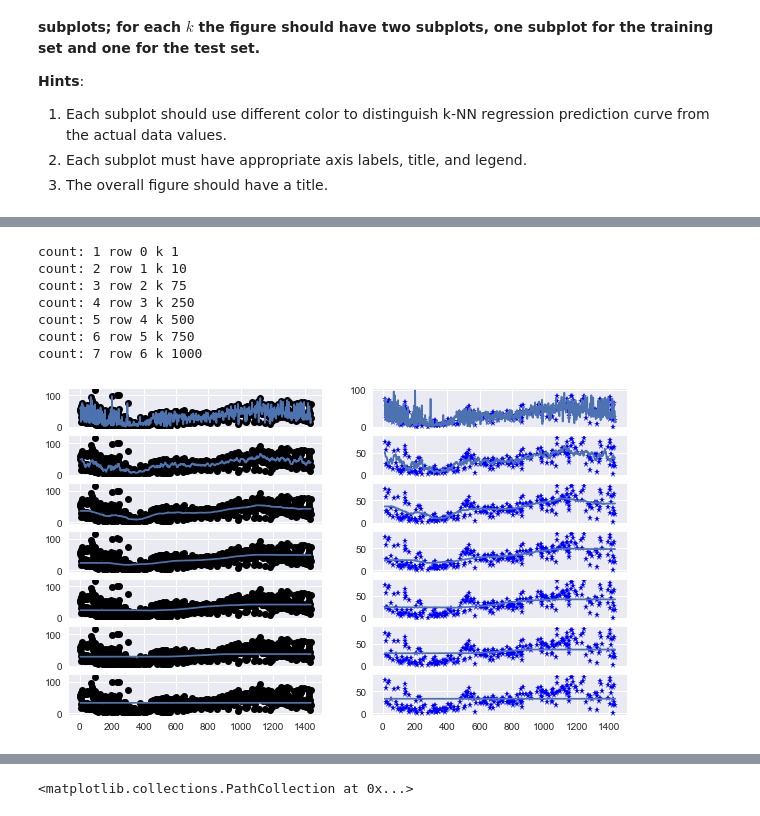
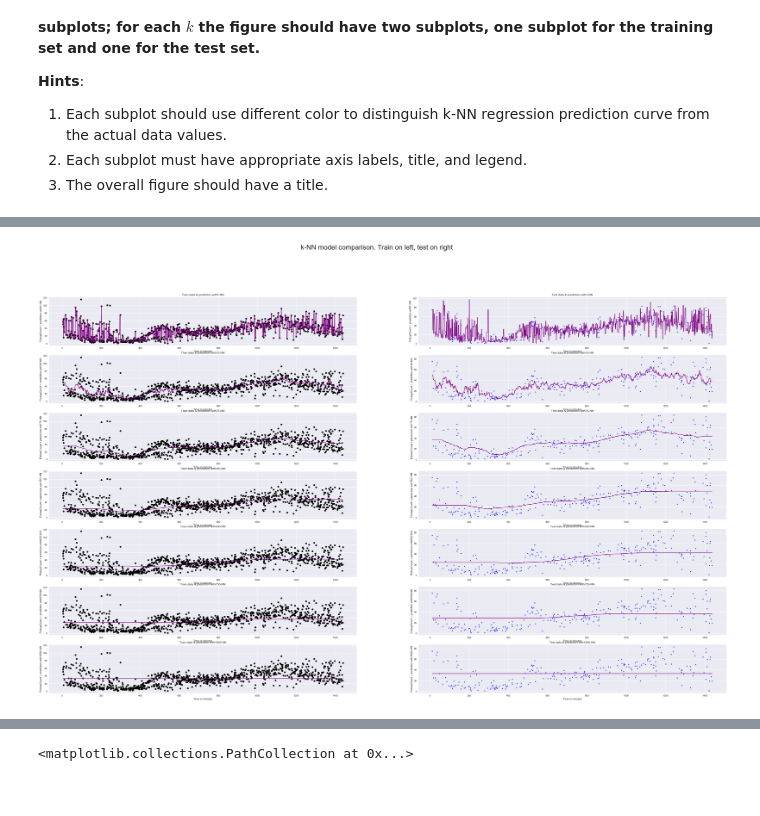
Before and after one commit to CreditPy/2021-s109a, a Jupyter notebook: cs_s109a_hw2/cs_s109a_hw2.ipynb, the cells around one changed output, grey strips where cells are left out. Saved outputs shown, nothing was run; the diff lists cells and outputs as text; code cells hidden in the pictures.

Commit message:
Completed graph 2.2

```diff
--- a/cs_s109a_hw2/cs_s109a_hw2.ipynb
+++ b/cs_s109a_hw2/cs_s109a_hw2.ipynb
@@ -256,18 +256,3 @@ Name: TimeMin, Length: 1000, dtype: int64
 1. Each subplot should use different color to distinguish k-NN regression prediction curve from the actual data values.
 2. Each subplot must have appropriate axis labels, title, and legend.
 3. The overall figure should have a title.
-# %%
-fig, ax = plt.subplots(1,1, figsize=(10,6))
-
-# scatter plots can be created with iether the scatter or plot functions (with an additional argument)
-ax.plot(X_train, y_train, 'o', label="train data", c='black')
-ax.plot(X_test, y_test, '*', label="test data", c="blue")
-
-dummy_train = np.arange(np.min(X_train),np.max(X_train),1).reshape(-1,1)
-
-# let's unpack the dictionary to its elements (items) which is the k and Regressor
-for k, model in knndict.items():
-    predictions = model.predict(dummy_train)
-    ax.plot(dummy_train, predictions, label="{}-NN".format(k))
-
-ax.legend();
@@ -276,36 +259,44 @@ ax.legend();
 # %%
 plt.style.use('seaborn')
-fig, ax = plt.subplots(7,2, figsize=(10,6))
-
-# scatter plots can be created with iether the scatter or plot functions (with an additional argument)
-# ax.plot(X_train, y_train, 'o', label="train data", c='black')
-# ax.plot(X_test, y_test, '*', label="test data", c="blue")
+fig, ax = plt.subplots(7,2, figsize=(50,30))
 
 dummy_train = np.arange(np.min(X_train),np.max(X_train),1).reshape(-1,1)
 dummy_test = np.arange(np.min(X_test),np.max(X_test),1).reshape(-1,1)
 
-count = 0
-# let's unpack the dictionary to its elements (items) which is the k and Regressor
+row = 0
+
+# unpack the dictionary and run through each of the k models
 for k, model in knndict.items():
     train_predictions = model.predict(dummy_train)
     test_predictions = model.predict(dummy_test)
-    row = count
-    ax[row][0].plot(X_train, y_train, 'o', label="train data", c='black')
-    ax[row][0].plot(dummy_train, train_predictions, label="{}-NN".format(k))
 
-    ax[row][1].plot(X_test, y_test, '*', label="test data", c="blue")
-    ax[row][1].plot(dummy_test, test_predictions, label="{}-NN".format(k))
-    count = count + 1
-    print("count:", count, "row", row, "k", k)
+    # plot train data on the left
+    left = 0
+    ax[row][left].plot(X_train, y_train, 'o', label="train data", c='black')
+    ax[row][left].plot(dummy_train, train_predictions, label="{}-NN".format(k), c='purple')
+
+    # plot test data on the right
+    right = 1
+    ax[row][right].plot(X_test, y_test, '*', label="test data", c="blue")
+    ax[row][right].plot(dummy_test, test_predictions, label="{}-NN".format(k), c='purple')
+
+    # label axes for left graphs
+    ax[row][left].set_xlabel("Time in minutes")
+    y_label = "PickupCount + prediction with" + str(k) +"-NN"
+    ax[row][left].set_ylabel(y_label)
+    title = "Train data & prediction with" + str(k) +"-NN"
+    ax[row][left].set_title(title)
+
+    # label axes for right graphs
+    ax[row][right].set_xlabel("Time in minutes")
+    ax[row][right].set_ylabel(y_label)
+    title = "Test data & prediction with" + str(k) +"-NN"
+    ax[row][right].set_title(title)
+
+    row = row + 1
 
 
-# plt.legend();
+# set main title across all subplots
+fig.suptitle('k-NN model comparison. Train on left, test on right', y=0.98, fontsize =28);
 # %% [output]
-count: 1 row 0 k 1
-count: 2 row 1 k 10
-count: 3 row 2 k 75
-count: 4 row 3 k 250
-count: 5 row 4 k 500
-count: 6 row 5 k 750
-count: 7 row 6 k 1000
-[figure, old version]
+[figure, new version]
```
Also changed, not shown: parts of 2 cells of this notebook.
